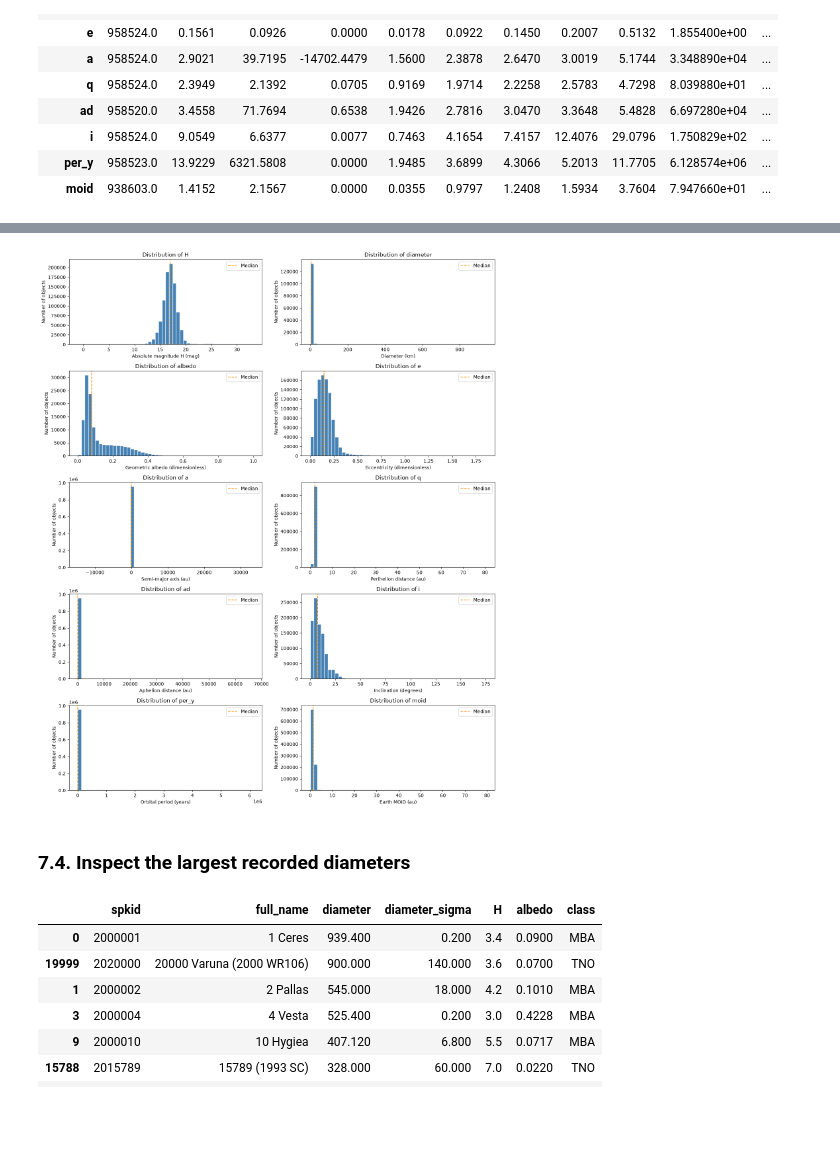
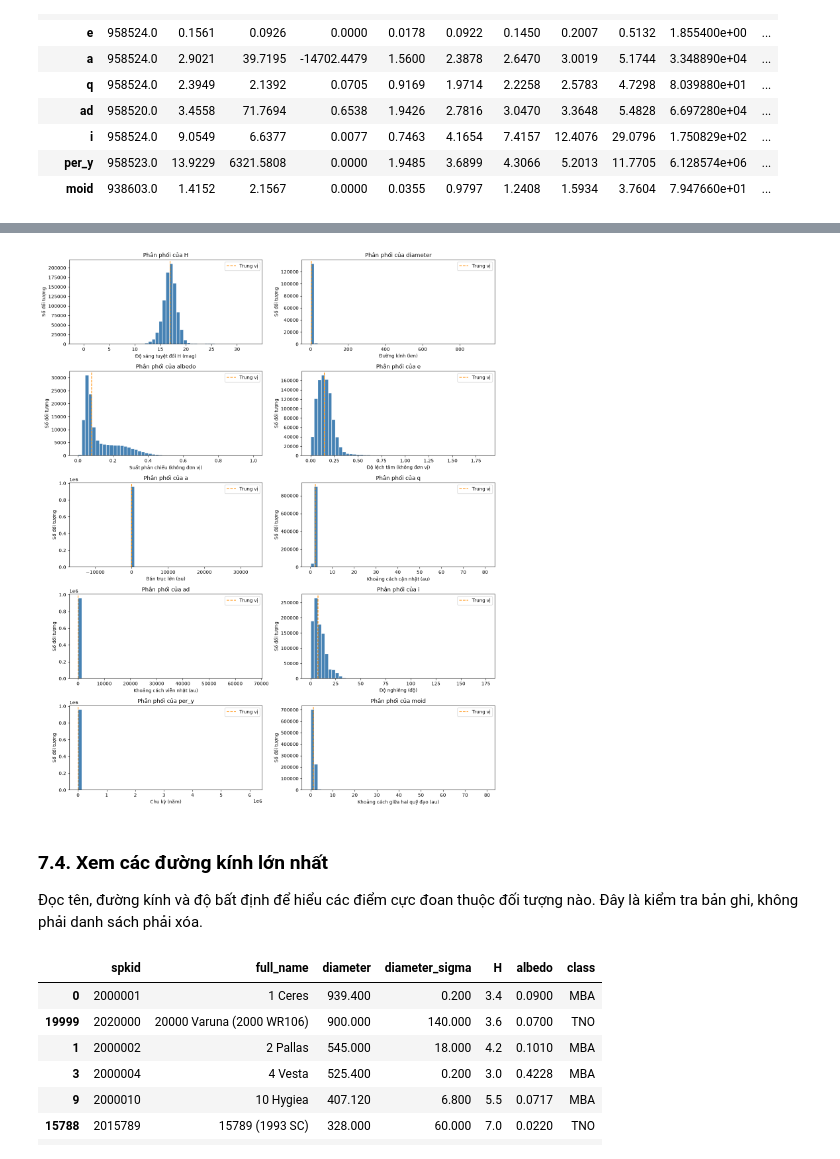
Before and after one commit to hohuunghiem/Programming-for-Data-Science, a Jupyter notebook: notebooks/01_collection_exploration.ipynb, the cells around one changed output, grey strips where cells are left out. Drawn from its saved outputs; the diff is of its cells as text; code cells hidden in the pictures; blank space fills up the shorter version.

```diff
--- a/notebooks/01_collection_exploration.ipynb
+++ b/notebooks/01_collection_exploration.ipynb
@@ -340,10 +279,10 @@ for col in text_columns:
 
     text_checks.append({
         "Column": col,
-        "Blank or whitespace-only": int(
+        "Chuỗi rỗng hoặc chỉ có khoảng trắng": int(
             stripped.eq("").fillna(False).sum()
         ),
-        "Leading or trailing whitespace": int(
+        "Khoảng trắng đầu hoặc cuối": int(
             values.ne(stripped).fillna(False).sum()
         )
     })
@@ -433,7 +372,7 @@ display(summary.round(4))
 # %%
 finite_checks = pd.DataFrame({
     "Column": numeric_columns,
-    "Infinite values": [
+    "Giá trị vô hạn": [
         np.isinf(df[col]).sum()
         for col in numeric_columns
     ]
@@ -461,8 +400,8 @@ for col, (description, rule) in range_rules.items():
         range_results.append({
             "Column": col,
             "Check": description,
-            "Values checked": len(finite_values),
-            "Flagged values": int(flagged.sum())
+            "Số giá trị đã kiểm tra": len(finite_values),
+            "Số giá trị được đánh dấu": int(flagged.sum())
         })
 
 display(pd.DataFrame(range_results))
@@ -491,15 +432,15 @@ display(pd.DataFrame(range_results))
 # %%
 plot_labels = {
-    "H": "Absolute magnitude H (mag)",
-    "diameter": "Diameter (km)",
-    "albedo": "Geometric albedo (dimensionless)",
-    "e": "Eccentricity (dimensionless)",
-    "a": "Semi-major axis (au)",
-    "q": "Perihelion distance (au)",
-    "ad": "Aphelion distance (au)",
-    "i": "Inclination (degrees)",
-    "per_y": "Orbital period (years)",
-    "moid": "Earth MOID (au)"
+    "H": "Độ sáng tuyệt đối H (mag)",
+    "diameter": "Đường kính (km)",
+    "albedo": "Suất phản chiếu (không đơn vị)",
+    "e": "Độ lệch tâm (không đơn vị)",
+    "a": "Bán trục lớn (au)",
+    "q": "Khoảng cách cận nhật (au)",
+    "ad": "Khoảng cách viễn nhật (au)",
+    "i": "Độ nghiêng (độ)",
+    "per_y": "Chu kỳ (năm)",
+    "moid": "Khoảng cách giữa hai quỹ đạo (au)"
 }
 
 ncols = 2
@@ -508,39 +449,41 @@ nrows = (len(numeric_columns) + ncols - 1) // ncols
 fig, axes = plt.subplots(
     nrows, ncols,
     figsize=(14, 3.4 * nrows),
     squeeze=False
 )
 
 for ax, col in zip(axes.flat, numeric_columns):
     values = df.loc[np.isfinite(df[col]), col]
 
     if values.empty:
         ax.set_title(f"{col}: no finite values")
         ax.set_axis_off()
         continue
 
     ax.hist(values, bins=50, color="steelblue", edgecolor="white")
     ax.axvline(
         values.median(),
         color="darkorange",
         linestyle="--",
-        label="Median"
+        label="Trung vị"
     )
 
-    ax.set_title(f"Distribution of {col}")
+    ax.set_title(f"Phân phối của {col}")
     ax.set_xlabel(plot_labels[col])
-    ax.set_ylabel("Number of objects")
+    ax.set_ylabel("Số đối tượng")
     ax.legend()
 
 for ax in list(axes.flat)[len(numeric_columns):]:
     ax.set_visible(False)
 
 plt.tight_layout()
 plt.show()
 # %% [output]
-[figure, old version]
+[figure, new version]
-# %% [markdown]
-### 7.4. Inspect the largest recorded diameters
+# %% [markdown]
+### 7.4. Xem các đường kính lớn nhất
+
+Đọc tên, đường kính và độ bất định để hiểu các điểm cực đoan thuộc đối tượng nào. Đây là kiểm tra bản ghi, không phải danh sách phải xóa.
 # %%
 if "diameter" in numeric_columns:
     inspection_columns = [
```
Also changed, not shown: parts of 73 cells of this notebook, 2 other files.
